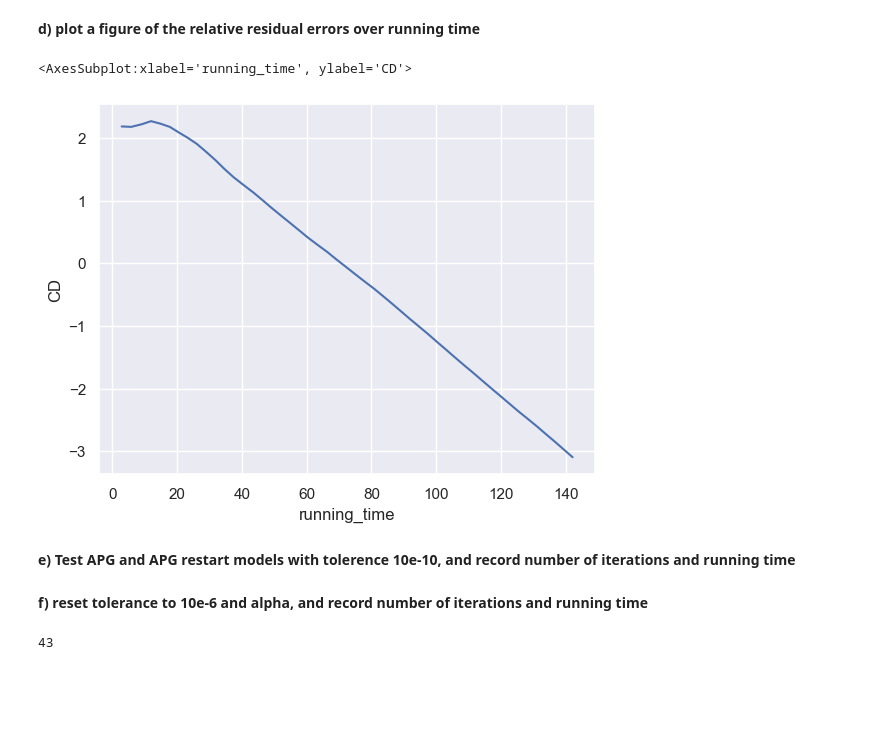
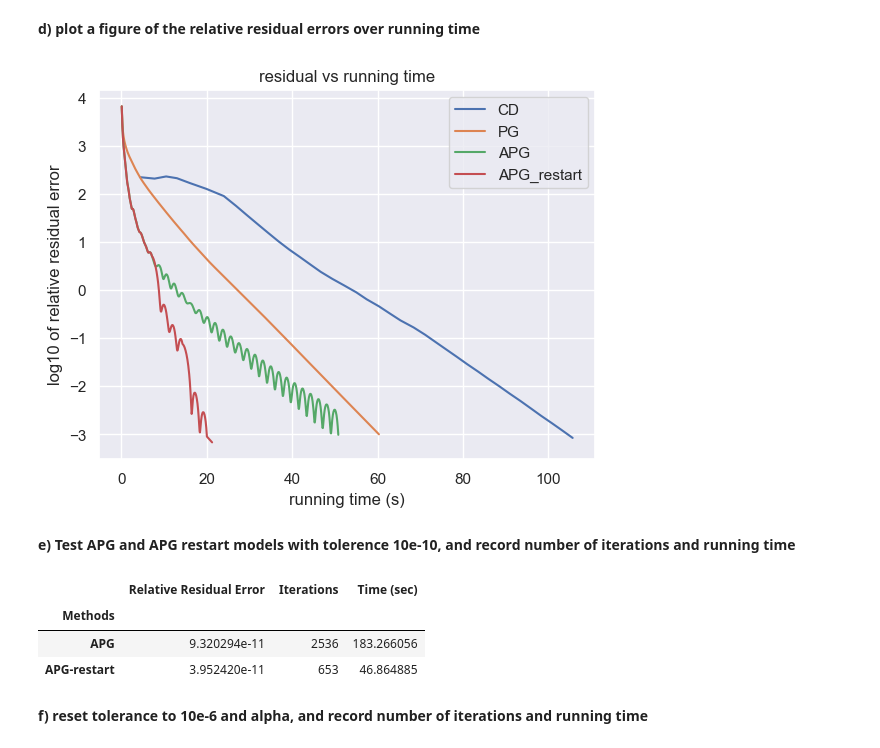
Before and after one commit to yangzyyy/my-nus-project-dsml, a Jupyter notebook: sem2/DSA5103/dsa5103_hw2_youyang_zhang.ipynb, the cells around one changed output. Saved outputs shown, nothing was run; the diff lists cells and outputs as text; code cells hidden in the pictures; blank space fills up the shorter version.

```diff
--- a/sem2/DSA5103/dsa5103_hw2_youyang_zhang.ipynb
+++ b/sem2/DSA5103/dsa5103_hw2_youyang_zhang.ipynb
@@ -157,12 +159,24 @@ fig1.set(xlabel='number of iterations',
 # %% [markdown]
 <b>d) plot a figure of the relative residual errors over running time</b>
-# %%
-df = pd.DataFrame({'running_time': tk_cd.flatten(),
-                   'CD': np.log10(norm_grad_cd).flatten()})
-
-sns.lineplot(data=df, x="running_time", y="CD")
-# %% [output]
-<AxesSubplot:xlabel='running_time', ylabel='CD'>
-[figure, removed]
+# %%
+df_cd = pd.DataFrame({'running_time': tk_cd,
+                      'CD': np.log10(norm_grad_cd).flatten()})
+df_pg = pd.DataFrame({'running_time': tk_pg,
+                      'PG': np.log10(norm_grad_pg).flatten()})
+df_apg = pd.DataFrame({'running_time': tk_apg,
+                      'APG': np.log10(norm_grad_apg).flatten()})
+df_apg_restart = pd.DataFrame({'running_time': tk_apg_restart,
+                               'APG_restart': np.log10(norm_grad_apg_restart).flatten()})
+
+line1 = sns.lineplot(data=df_cd, x="running_time", y="CD", label = 'CD')
+line2 = sns.lineplot(data=df_pg, x="running_time", y="PG", label = 'PG')
+line3 = sns.lineplot(data=df_apg, x="running_time", y="APG", label = 'APG')
+line4 = sns.lineplot(data=df_apg_restart, x="running_time", y="APG_restart", label = 'APG_restart')
+plt.xlabel("running time (s)")
+plt.ylabel("log10 of relative residual error")
+plt.title("residual vs running time")
+plt.show()
+# %% [output]
+[figure, added]
 # %% [markdown]
 <b>e) Test APG and APG restart models with tolerence 10e-10, and record number of iterations and running time</b>
@@ -169,6 +187,13 @@ sns.lineplot(data=df, x="running_time", y="CD")
+# %%
+df_tol_test = pd.DataFrame({'Relative Residual Error': [norm_grad_apg2[-1], norm_grad_apg_restart2[-1]],
+                            'Iterations': [len(norm_grad_apg2), len(norm_grad_apg_restart2)],
+                            'Time (sec)': [tk_apg2[-1], tk_apg_restart2[-1]],
+                            'Methods': ['APG', 'APG-restart']})
+df_tol_test.set_index('Methods')
+# %% [output]
+|  | Relative Residual Error | Iterations | Time (sec) |
+| Methods |  |  |  |
+| APG | 9.320294e-11 | 2536 | 183.266056 |
+| APG-restart | 3.952420e-11 | 653 | 46.864885 |
 # %% [markdown]
 <b>f) reset tolerance to 10e-6 and alpha, and record number of iterations and running time</b>
-# %%
-len(norm_grad_cd)
-# %% [output]
-43
```
Also changed, not shown: parts of 8 cells of this notebook, 4 other files.
